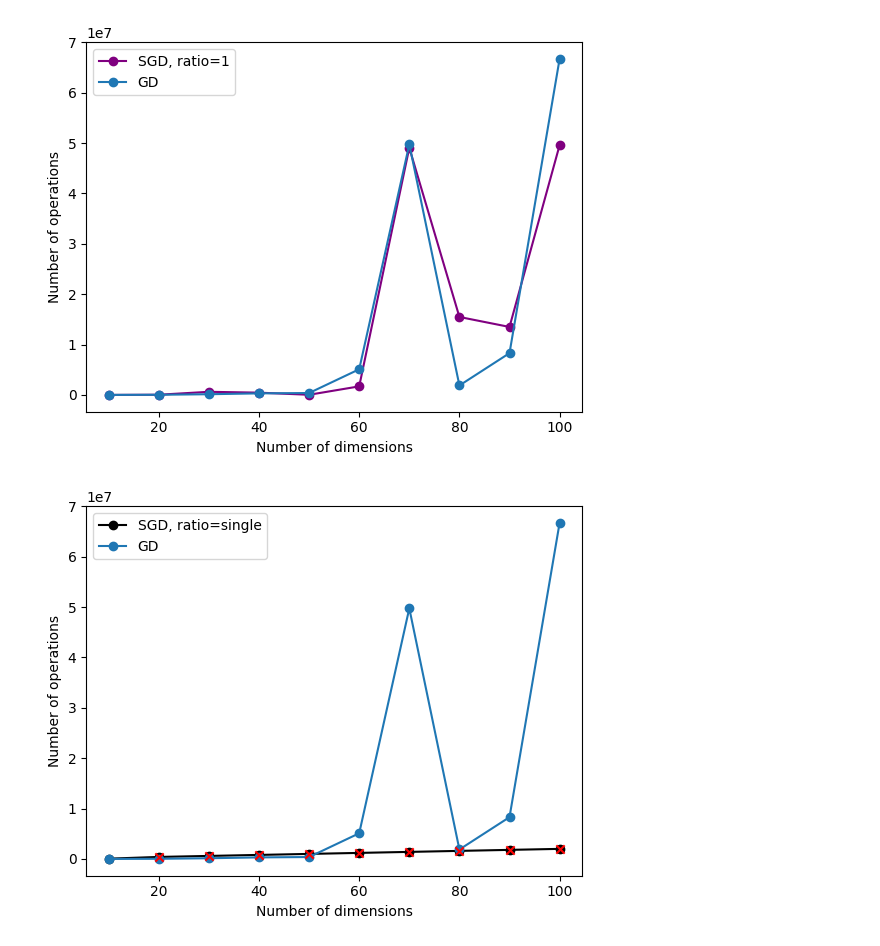
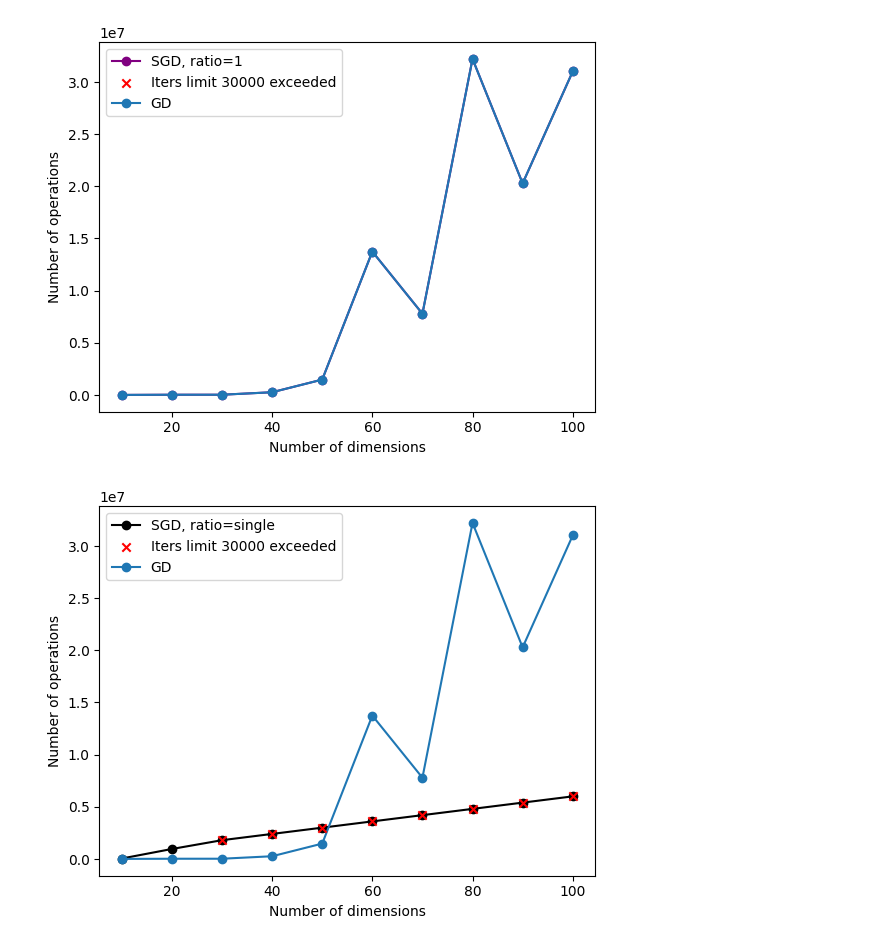
Before and after one commit to a13xbb/optimization-labs-mag, a Jupyter notebook: lab_2.ipynb, the cells around one changed output. Cells and saved outputs as stored; diff of their text form; code cells hidden in the pictures.

```diff
--- a/lab_2.ipynb
+++ b/lab_2.ipynb
@@ -245,6 +245,9 @@ def rand_elipsoids_sol_stats_sgd(
             })
 
     return pd.DataFrame.from_records(cases)
+# %%
+n_samples = 2
+random_states = np.random.randint(0, 4294967295, size=n_samples)
 # %%
 
 def make_gd_full_stats(n_dims = None):
@@ -257,7 +260,7 @@ def make_gd_full_stats(n_dims = None):
     for n in n_dims:
         print(f'Dim: {n}')
         print('-------------------------')
-        df_l.append(rand_elipsoids_sol_stats_gd(n, n_samples=2, n_init_states=2))
+        df_l.append(rand_elipsoids_sol_stats_gd(n, n_samples=2, n_init_states=2, random_states=random_states))
 
     return pd.concat(df_l)
 # %%
@@ -276,7 +279,7 @@ def make_sgd_full_stats(n_dims = None, m_ratios = None):
     for n in n_dims:
         for r in m_ratios:
             print(f'Dim: {n} Ratio: {r}')
-            df_l.append(rand_elipsoids_sol_stats_sgd(n_dim=n, dim_sample_ratio=r, n_samples=2, n_init_states=2))
+            df_l.append(rand_elipsoids_sol_stats_sgd(n_dim=n, dim_sample_ratio=r, n_samples=2, n_init_states=2, random_states=random_states))
             # print(f'Appended df of length {len(df_l[-1])}')
         print('-------------------------')
 
@@ -329,7 +332,7 @@ sgd_stats_agg = sgd_stats.groupby(by=['n_dims', 'dim_sample_ratio']).mean().rese
 # %%
 gd_stats_agg = gd_stats.groupby('n_dims').mean().reset_index()
 # %%
-max_iters = 10000
+max_iters = 30000
 plot_data = []
 for ratio in sgd_stats_agg['dim_sample_ratio'].unique():
     plot_data.append({'ratio': ratio,
@@ -344,7 +347,7 @@ for i, sample in enumerate(plot_data):
     mask = np.array(sample['is_max_iters'])
     plt.plot(dims, ops, marker='o', color=colors[i], label=f'SGD, ratio={ratio}')
     # Выделяем красным точки, где is_max_iters == True
-    plt.scatter(dims[mask], ops[mask], color='red', zorder=5, marker='x')
+    plt.scatter(dims[mask], ops[mask], color='red', zorder=5, marker='x', label=f'Iters limit {max_iters} exceeded')
     plt.plot(gd_stats_agg['n_dims'], gd_stats_agg['operations'], marker='o', label=f'GD')
     plt.legend()
 
@@ -358,2 +361,2 @@ for i, sample in enumerate(plot_data):
-[figure, old version]
+[figure, new version]
-[figure, old version]
+[figure, new version]
```
Also changed, not shown: parts of 5 cells of this notebook.
